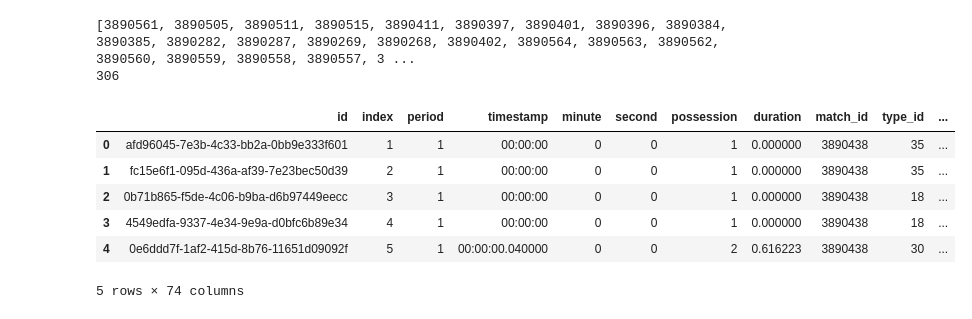
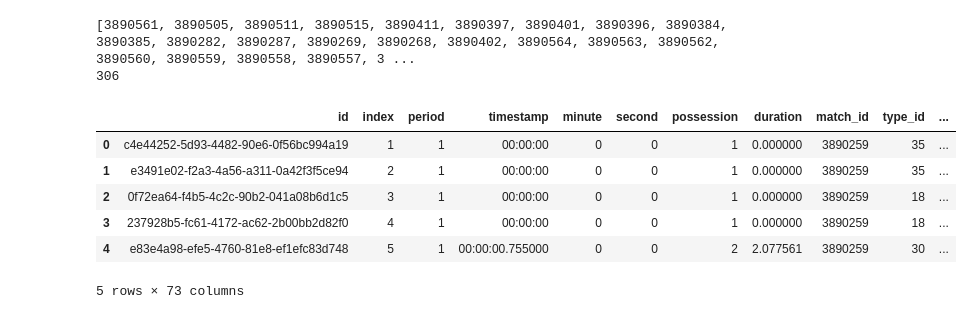
Before and after one commit to Sam-B-Y/TDA-Soccer-Passing-Networks, a Jupyter notebook: dataPulling/singleGame.ipynb, the cells around one changed output. Cells and saved outputs as stored; diff of their text form; code cells hidden in the pictures.

```diff
--- a/dataPulling/singleGame.ipynb
+++ b/dataPulling/singleGame.ipynb
@@ -20,18 +20,18 @@ print(len(match_ids))
 306
 # %%
 parser = Sbopen()
-matchId = 3890438
+matchId = 3890259
 df, related, freeze, tactics = parser.event(matchId)
 
 df.head()
 # %% [output]
 |  | id | index | period | timestamp | minute | second | possession | duration | match_id | type_id | ... |
-| 0 | afd96045-7e3b-4c33-bb2a-0bb9e333f601 | 1 | 1 | 00:00:00 | 0 | 0 | 1 | 0.000000 | 3890438 | 35 | ... |
-| 1 | fc15e6f1-095d-436a-af39-7e23bec50d39 | 2 | 1 | 00:00:00 | 0 | 0 | 1 | 0.000000 | 3890438 | 35 | ... |
-| 2 | 0b71b865-f5de-4c06-b9ba-d6b97449eecc | 3 | 1 | 00:00:00 | 0 | 0 | 1 | 0.000000 | 3890438 | 18 | ... |
-| 3 | 4549edfa-9337-4e34-9e9a-d0bfc6b89e34 | 4 | 1 | 00:00:00 | 0 | 0 | 1 | 0.000000 | 3890438 | 18 | ... |
-| 4 | 0e6ddd7f-1af2-415d-8b76-11651d09092f | 5 | 1 | 00:00:00.040000 | 0 | 0 | 2 | 0.616223 | 3890438 | 30 | ... |
+| 0 | c4e44252-5d93-4482-90e6-0f56bc994a19 | 1 | 1 | 00:00:00 | 0 | 0 | 1 | 0.000000 | 3890259 | 35 | ... |
+| 1 | e3491e02-f2a3-4a56-a311-0a42f3f5ce94 | 2 | 1 | 00:00:00 | 0 | 0 | 1 | 0.000000 | 3890259 | 35 | ... |
+| 2 | 0f72ea64-f4b5-4c2c-90b2-041a08b6d1c5 | 3 | 1 | 00:00:00 | 0 | 0 | 1 | 0.000000 | 3890259 | 18 | ... |
+| 3 | 237928b5-fc61-4172-ac62-2b00bb2d82f0 | 4 | 1 | 00:00:00 | 0 | 0 | 1 | 0.000000 | 3890259 | 18 | ... |
+| 4 | e83e4a98-efe5-4760-81e8-ef1efc83d748 | 5 | 1 | 00:00:00.755000 | 0 | 0 | 2 | 2.077561 | 3890259 | 30 | ... |
-5 rows × 74 columns
+5 rows × 73 columns
 # %%
 teams = df['team_name'].unique()
 
```
Also changed, not shown: parts of 14 cells of this notebook, 1 other file.
